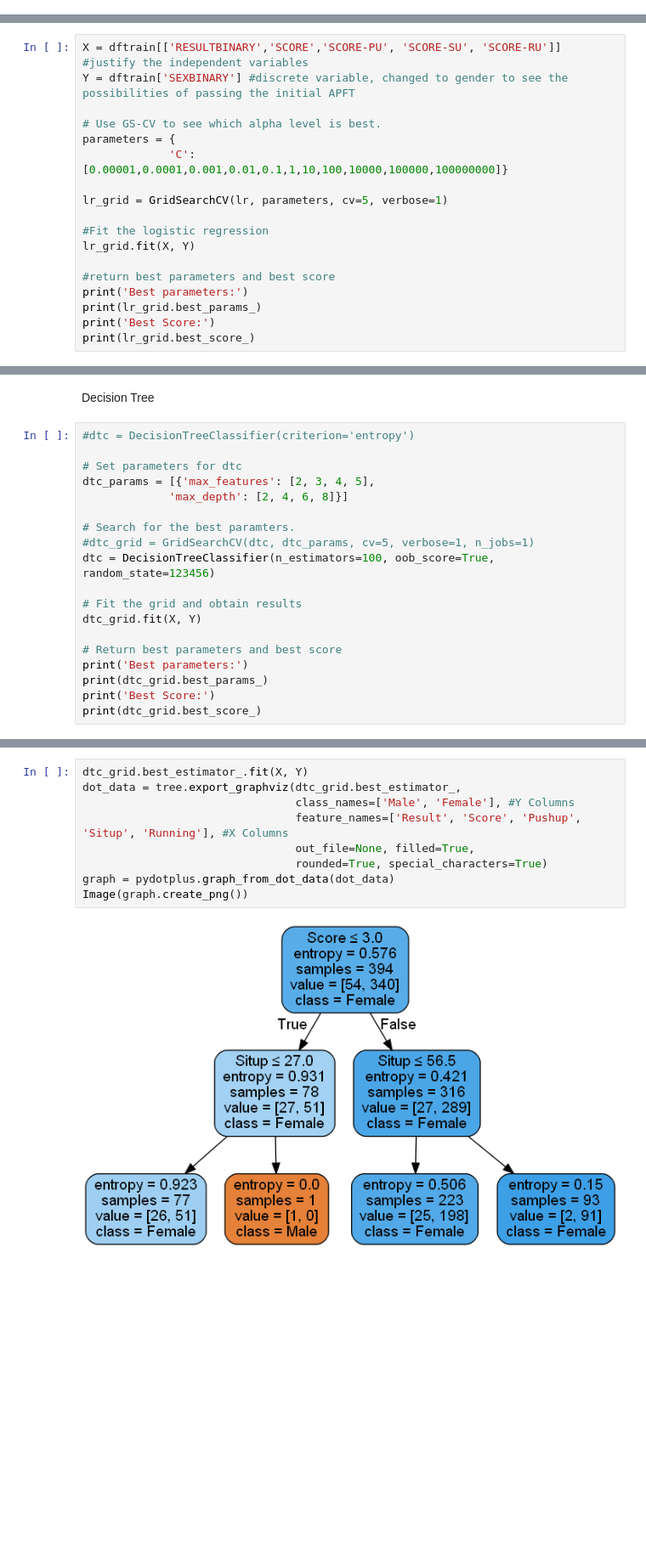
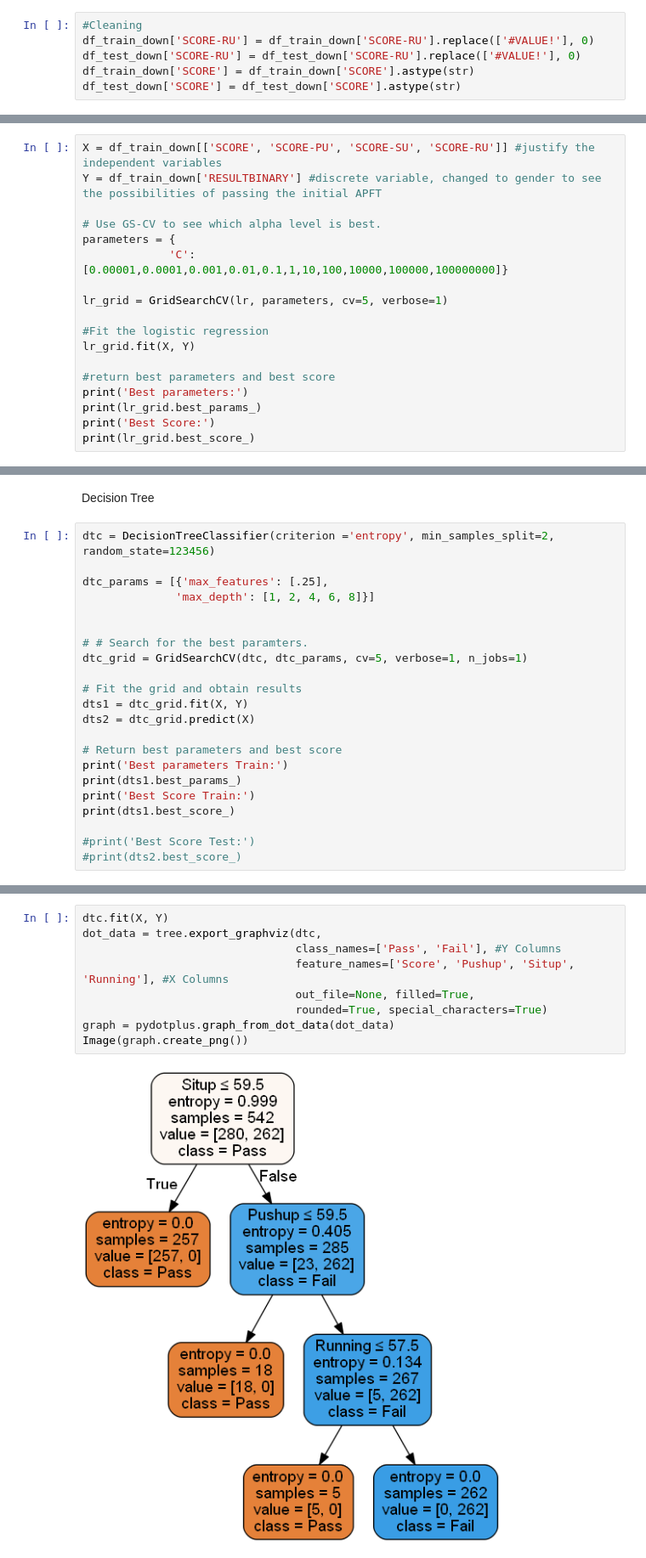
Before and after one commit to ThompsonL/ThinkfulProjects, a Jupyter notebook: Thinkful Data Science Course/Unit3 Deeper into Supervised Learning/Capstone.ipynb, the cells around one changed output, grey strips where cells are left out. Shown at 85% size. Drawn from its saved outputs; the diff is of its cells as text; blank space fills up the shorter version.

```diff
--- a/Thinkful Data Science Course/Unit3 Deeper into Supervised Learning/Capstone.ipynb
+++ b/Thinkful Data Science Course/Unit3 Deeper into Supervised Learning/Capstone.ipynb
@@ -142,0 +220,6 @@ Warnings:
+# %%
+#Cleaning
+df_train_down['SCORE-RU'] = df_train_down['SCORE-RU'].replace(['#VALUE!'], 0)
+df_test_down['SCORE-RU'] = df_test_down['SCORE-RU'].replace(['#VALUE!'], 0)
+df_train_down['SCORE'] = df_train_down['SCORE'].astype(str)
+df_test_down['SCORE'] = df_test_down['SCORE'].astype(str)
@@ -202,6 +242,6 @@ df_downsampled.shape
 # %%
-X = dftrain[['RESULTBINARY','SCORE','SCORE-PU', 'SCORE-SU', 'SCORE-RU']] #justify the independent variables
-Y = dftrain['SEXBINARY'] #discrete variable, changed to gender to see the possibilities of passing the initial APFT
+X = df_train_down[['SCORE', 'SCORE-PU', 'SCORE-SU', 'SCORE-RU']] #justify the independent variables
+Y = df_train_down['RESULTBINARY'] #discrete variable, changed to gender to see the possibilities of passing the initial APFT
 
 # Use GS-CV to see which alpha level is best.
 parameters = {
@@ -356,22 +556,25 @@ Out-of-bag score estimate: 0.85787
 # %% [markdown]
 Decision Tree
 # %%
-#dtc = DecisionTreeClassifier(criterion='entropy')
+dtc = DecisionTreeClassifier(criterion ='entropy', min_samples_split=2, random_state=123456)
 
-# Set parameters for dtc
-dtc_params = [{'max_features': [2, 3, 4, 5],
-             'max_depth': [2, 4, 6, 8]}]
+dtc_params = [{'max_features': [.25],
+              'max_depth': [1, 2, 4, 6, 8]}]
 
-# Search for the best paramters.
-#dtc_grid = GridSearchCV(dtc, dtc_params, cv=5, verbose=1, n_jobs=1)
-dtc = DecisionTreeClassifier(n_estimators=100, oob_score=True, random_state=123456)
+
+# # Search for the best paramters.
+dtc_grid = GridSearchCV(dtc, dtc_params, cv=5, verbose=1, n_jobs=1)
 
 # Fit the grid and obtain results
-dtc_grid.fit(X, Y)
+dts1 = dtc_grid.fit(X, Y)
+dts2 = dtc_grid.predict(X)
 
 # Return best parameters and best score
-print('Best parameters:')
-print(dtc_grid.best_params_)
-print('Best Score:')
-print(dtc_grid.best_score_)
+print('Best parameters Train:')
+print(dts1.best_params_)
+print('Best Score Train:')
+print(dts1.best_score_)
+
+#print('Best Score Test:')
+#print(dts2.best_score_)
 # %% [output]
@@ -379,11 +588,11 @@ NameError: name 'r2_score' is not defined
 # %%
-dtc_grid.best_estimator_.fit(X, Y)
-dot_data = tree.export_graphviz(dtc_grid.best_estimator_,
-                                class_names=['Male', 'Female'], #Y Columns
-                                feature_names=['Result', 'Score', 'Pushup', 'Situp', 'Running'], #X Columns
+dtc.fit(X, Y)
+dot_data = tree.export_graphviz(dtc,
+                                class_names=['Pass', 'Fail'], #Y Columns
+                                feature_names=['Score', 'Pushup', 'Situp', 'Running'], #X Columns
                                 out_file=None, filled=True,
                                 rounded=True, special_characters=True)
 graph = pydotplus.graph_from_dot_data(dot_data)
 Image(graph.create_png())
 # %% [output]
-[figure, old version]
+[figure, new version]
```
Also changed, not shown: parts of 37 cells of this notebook, 8 other files.
